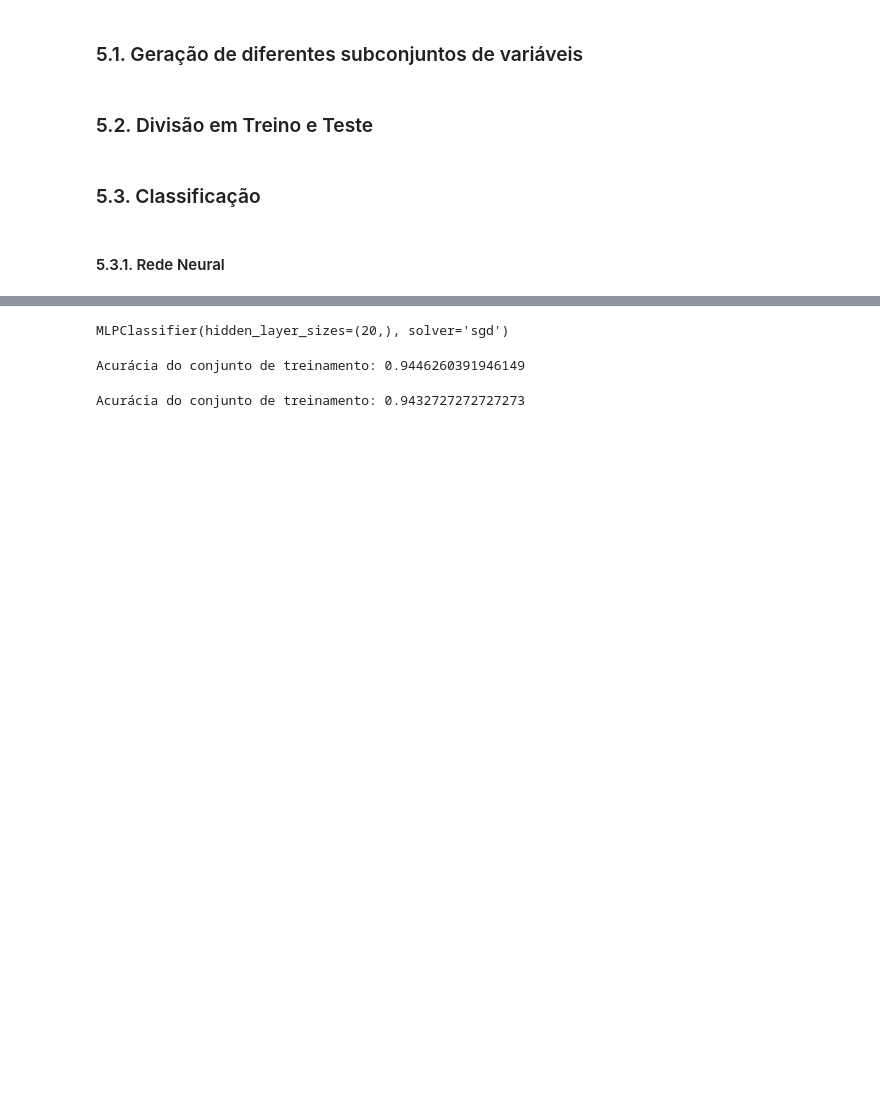
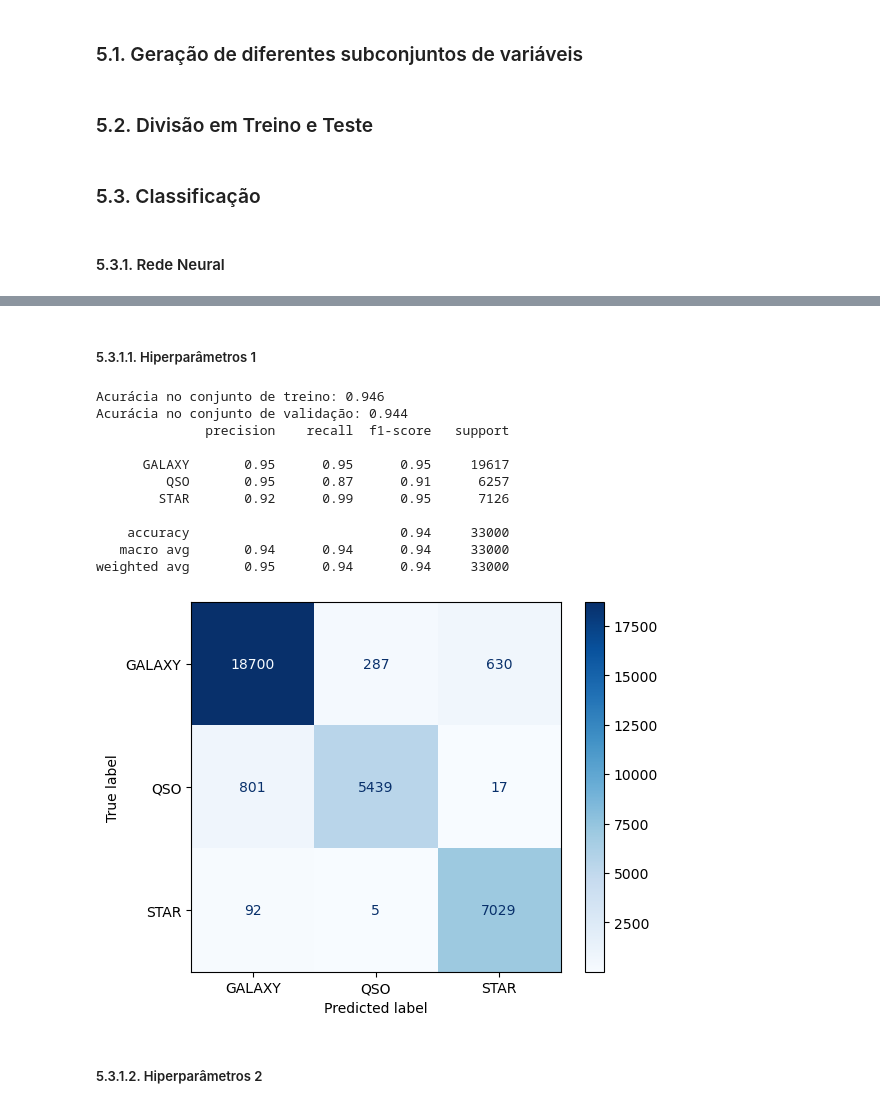
Before and after one commit to saulorcj/disciplina-aprendizado-maquina, a Jupyter notebook: stellar.ipynb, the cells around one changed output, grey strips where cells are left out. Drawn from its saved outputs; the diff is of its cells as text; code cells hidden in the pictures; blank space fills up the shorter version.

```diff
--- a/stellar.ipynb
+++ b/stellar.ipynb
@@ -375,12 +391,38 @@ X_training_01 = get_prepared_data(X_training_01)
 X_training_02 = get_prepared_data(X_training_02)
 X_training_03 = get_prepared_data(X_training_03)
 X_training_04 = get_prepared_data(X_training_04)
+X_training_05 = get_prepared_data(X_training_05)
+X_training_06 = get_prepared_data(X_training_06)
 # %%
 X_train_01, X_val_01, y_train_01, y_val_01 = train_test_split(X_training_01, y_training_01, random_state=seed, test_size=0.33, stratify=y_training_01)
 X_train_02, X_val_02, y_train_02, y_val_02 = train_test_split(X_training_02, y_training_02, random_state=seed, test_size=0.33, stratify=y_training_02)
 X_train_03, X_val_03, y_train_03, y_val_03 = train_test_split(X_training_03, y_training_03, random_state=seed, test_size=0.33, stratify=y_training_03)
 X_train_04, X_val_04, y_train_04, y_val_04 = train_test_split(X_training_04, y_training_04, random_state=seed, test_size=0.33, stratify=y_training_04)
+X_train_05, X_val_05, y_train_05, y_val_05 = train_test_split(X_training_05, y_training_05, random_state=seed, test_size=0.33, stratify=y_training_05)
+X_train_06, X_val_06, y_train_06, y_val_06 = train_test_split(X_training_06, y_training_06, random_state=seed, test_size=0.33, stratify=y_training_06)
 # %% [markdown]
 ### 5.3. Classificação
+# %%
+def get_results_model(x_train, y_train, x_val, y_val, model, params):
+
+    obj = model(**params)
+
+    obj.fit(x_train.values, y_train.values)
+
+    y_pred = obj.predict(x_val.values)
+
+    cm = confusion_matrix(y_val, y_pred)
+    disp = ConfusionMatrixDisplay(
+        confusion_matrix=cm,
+        display_labels=obj.classes_
+    )
+
+    print("Acurácia no conjunto de treino: {:.3f}".format(obj.score(x_train.values, y_train.values)))
+    print("Acurácia no conjunto de validação: {:.3f}".format(obj.score(x_val.values, y_val.values)))
+    print(classification_report(y_val.values, y_pred))
+
+    disp.plot(cmap='Blues')
+
+    plt.show()
 # %% [markdown]
 #### 5.3.1. Rede Neural
@@ -387,16 +448,26 @@ X_train_04, X_val_04, y_train_04, y_val_04 = train_test_split(X_training_04, y_t
+# %% [markdown]
+##### 5.3.1.1. Hiperparâmetros 1
 # %%
-net3 = MLPClassifier(activation="relu", solver="sgd", hidden_layer_sizes=(20,))
+parameters = {
+    'activation': 'relu',
+    'solver': 'sgd',
+    'hidden_layer_sizes': (20),
+    'random_state': seed
+}
-# %%
-net3.fit(X_train_03, y_train_03)
-# %% [output]
-MLPClassifier(hidden_layer_sizes=(20,), solver='sgd')
-# %%
-y_pred = net3.predict(X_train_03)
-print(f"Acurácia do conjunto de treinamento: {accuracy_score(y_train_03, y_pred)}")
-# %% [output]
-Acurácia do conjunto de treinamento: 0.9446260391946149
-# %%
-y_pred = net3.predict(X_val_03)
-print(f"Acurácia do conjunto de treinamento: {accuracy_score(y_val_03, y_pred)}")
-# %% [output]
-Acurácia do conjunto de treinamento: 0.9432727272727273
+# %%
+get_results_model(X_train_05, y_train_05, X_val_05, y_val_05, MLPClassifier, params=parameters)
+# %% [output]
+Acurácia no conjunto de treino: 0.946
+Acurácia no conjunto de validação: 0.944
+              precision    recall  f1-score   support
+
+      GALAXY       0.95      0.95      0.95     19617
+         QSO       0.95      0.87      0.91      6257
+        STAR       0.92      0.99      0.95      7126
+
+    accuracy                           0.94     33000
+   macro avg       0.94      0.94      0.94     33000
+weighted avg       0.95      0.94      0.94     33000
+[figure, added]
+# %% [markdown]
+##### 5.3.1.2. Hiperparâmetros 2
```
Also changed, not shown: parts of 25 cells of this notebook.
